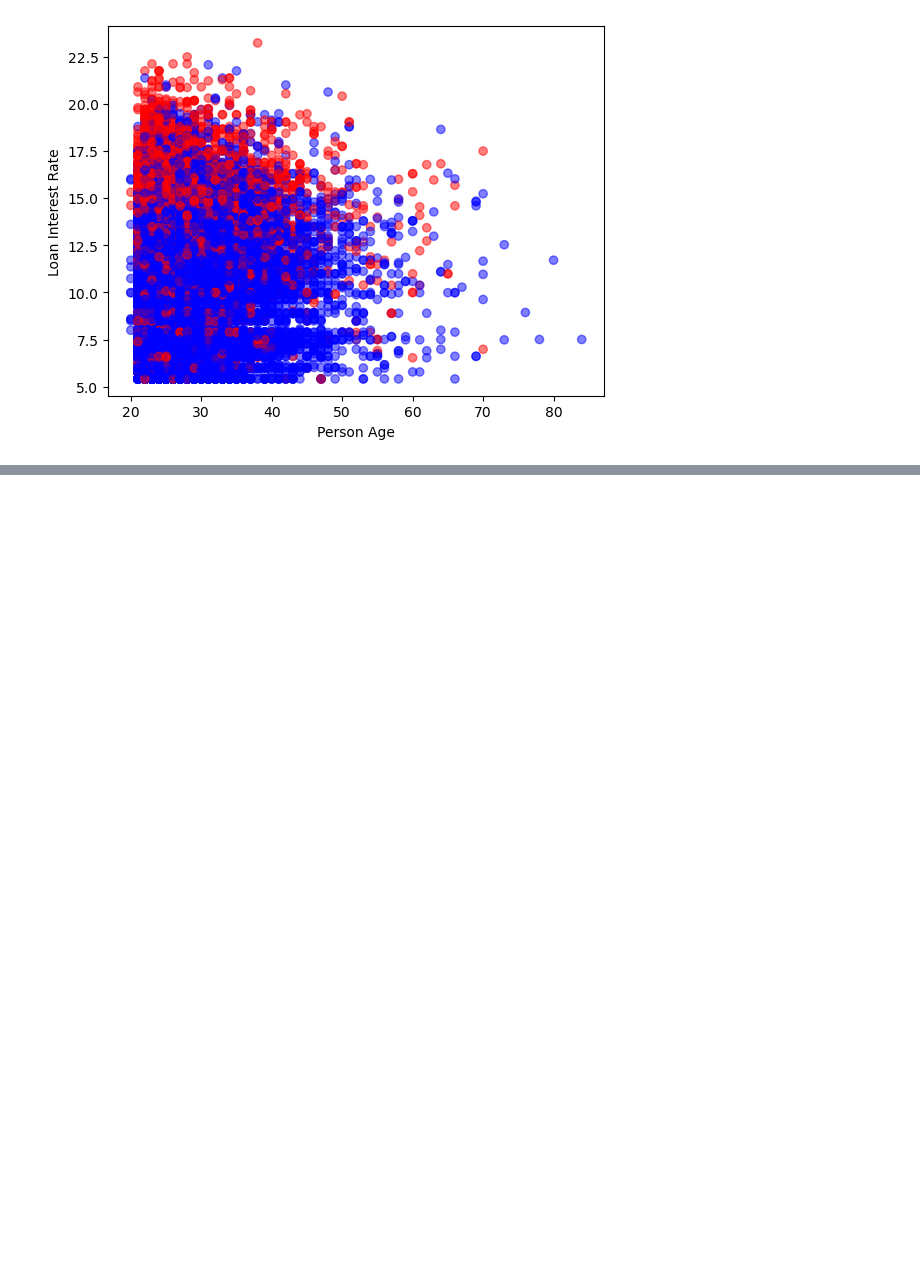
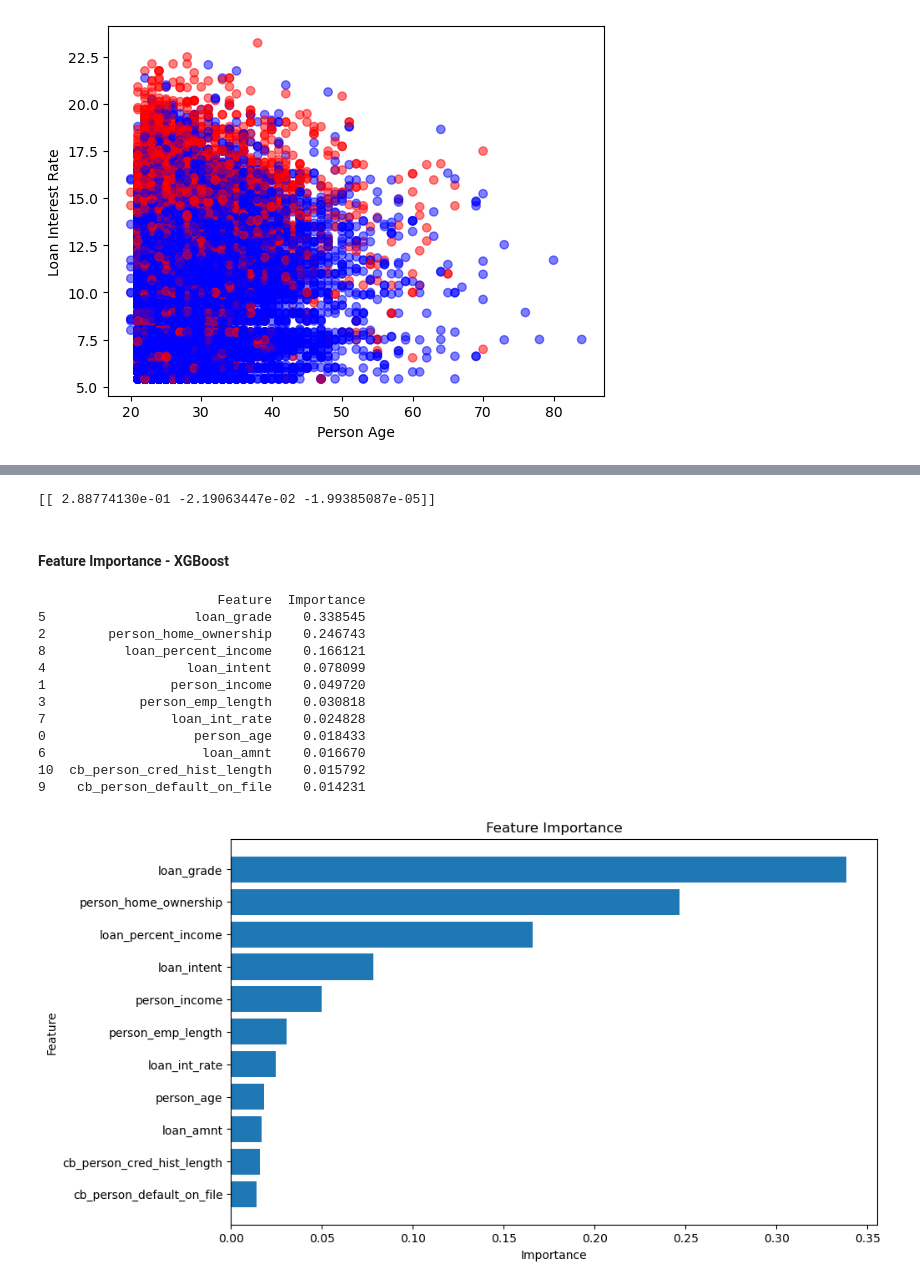
Before and after one commit to rsmythrepo/Credit-Risk-Modeling, a Jupyter notebook: Credit Risk Modeling.ipynb, the cells around one changed output, grey strips where cells are left out. Drawn from its saved outputs; the diff is of its cells as text; code cells hidden in the pictures; blank space fills up the shorter version.

```diff
--- a/Credit Risk Modeling.ipynb
+++ b/Credit Risk Modeling.ipynb
@@ -395,0 +510,72 @@ plt.show()
+# %%
+# Create the X and y data sets
+X = df_new[['loan_int_rate','person_emp_length','person_income']]
+y = df_new[['loan_status']]
+
+# Use test_train_split to create the training and test sets
+X_train, X_test, y_train, y_test = train_test_split(X, y, test_size=.4, random_state=123)
+
+# Create and fit the logistic regression model
+clf_logistic = LogisticRegression(solver='lbfgs').fit(X_train, np.ravel(y_train))
+
+# Print the models coefficients
+print(clf_logistic.coef_)
+# %% [output]
+[[ 2.88774130e-01 -2.19063447e-02 -1.99385087e-05]]
+# %% [markdown]
+#### Feature Importance - XGBoost
+# %%
+import xgboost as xgb
+
+label_encoders = {}
+categorical_columns = ['person_home_ownership', 'loan_intent', 'loan_grade', 'cb_person_default_on_file']
+
+for col in categorical_columns:
+    le = LabelEncoder()
+    df_new[col] = le.fit_transform(df_new[col])
+    label_encoders[col] = le
+
+# Splitting the data into features and target
+X = df_new.drop(columns=['loan_status'])
+y = df_new['loan_status']
+
+# Split the data into training and testing sets
+X_train, X_test, y_train, y_test = train_test_split(X, y, test_size=0.40, random_state=42)
+
+xgb_model = xgb.XGBClassifier(random_state=42)
+xgb_model.fit(X_train, y_train)
+
+# Assess feature importance
+feature_importances = xgb_model.feature_importances_
+
+# Create a DataFrame to visualize the importance
+importance_df = pd.DataFrame({
+    'Feature': X.columns,
+    'Importance': feature_importances
+})
+
+# Sort by importance
+importance_df = importance_df.sort_values(by='Importance', ascending=False)
+print(importance_df)
+
+plt.figure(figsize=(10, 6))
+plt.barh(importance_df['Feature'], importance_df['Importance'])
+plt.xlabel('Importance')
+plt.ylabel('Feature')
+plt.title('Feature Importance')
+plt.gca().invert_yaxis()
+plt.show()
+# %% [output]
+                       Feature  Importance
+5                   loan_grade    0.338545
+2        person_home_ownership    0.246743
+8          loan_percent_income    0.166121
+4                  loan_intent    0.078099
+1                person_income    0.049720
+3            person_emp_length    0.030818
+7                loan_int_rate    0.024828
+0                   person_age    0.018433
+6                    loan_amnt    0.016670
+10  cb_person_cred_hist_length    0.015792
+9    cb_person_default_on_file    0.014231
+[figure, added]
```
Also changed, not shown: parts of 40 cells of this notebook.
